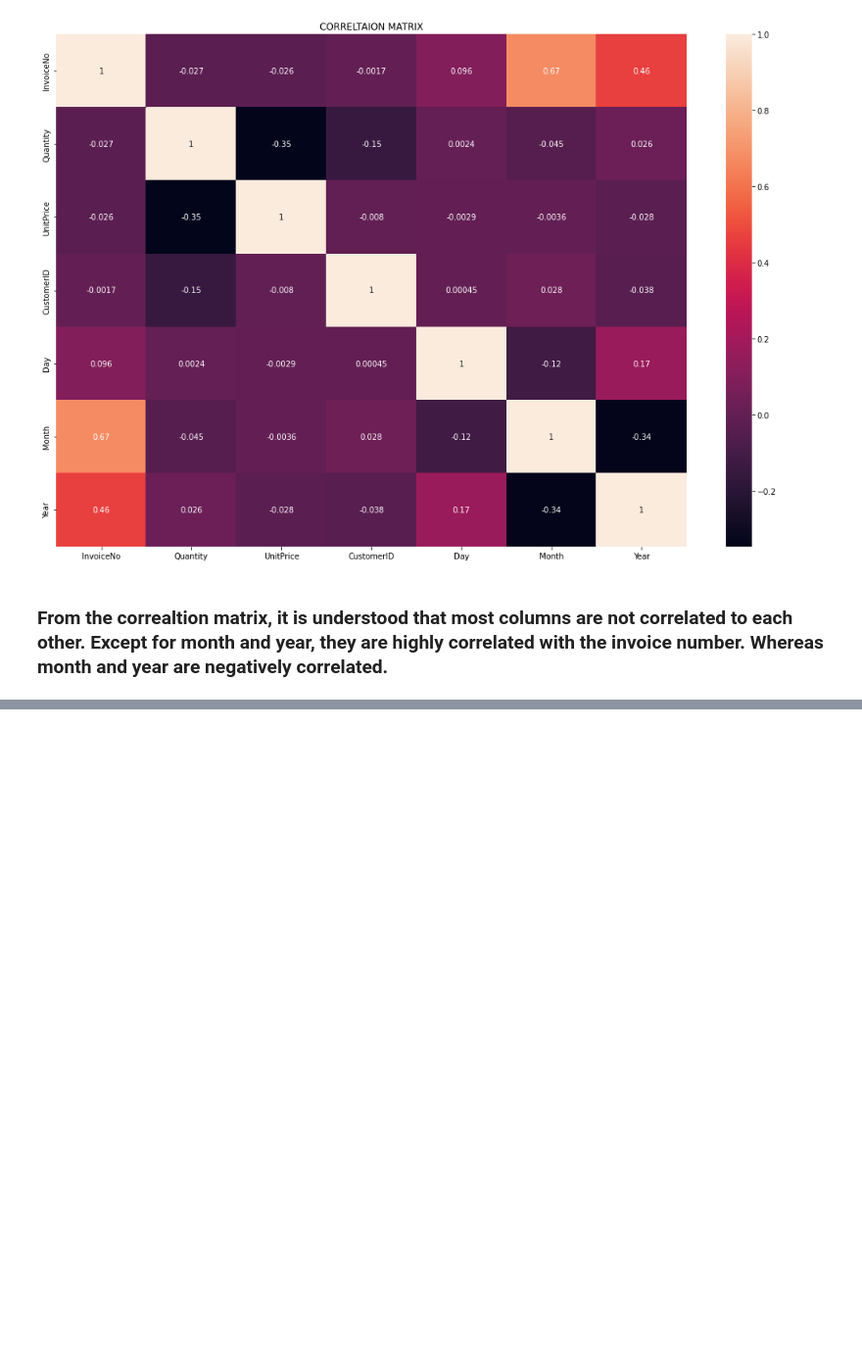
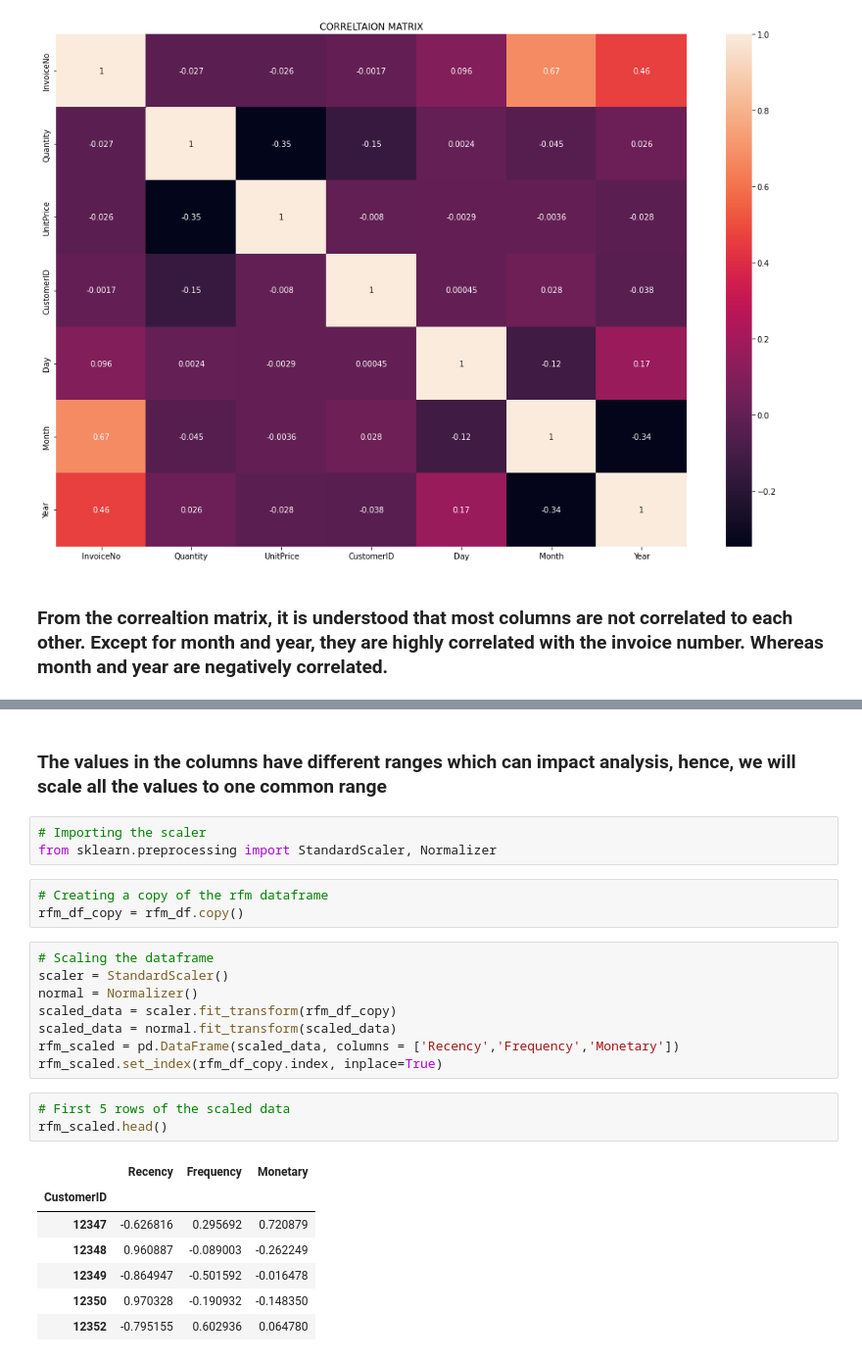
Before and after one commit to amolprabhu/Customer-Segmentation, a Jupyter notebook: Capstone_Project_Customer_Segmentation.ipynb, the cells around one changed output, grey strips where cells are left out. Shown at 98% size. Saved outputs shown, nothing was run; the diff lists cells and outputs as text; blank space fills up the shorter version.

```diff
--- a/Capstone_Project_Customer_Segmentation.ipynb
+++ b/Capstone_Project_Customer_Segmentation.ipynb
@@ -417,0 +539,27 @@ Text(0.5, 1.0, 'CORRELTAION MATRIX')
+# %% [markdown]
+### The values in the columns have different ranges which can impact analysis, hence, we will scale all the values to one common range
+# %%
+# Importing the scaler
+from sklearn.preprocessing import StandardScaler, Normalizer
+# %%
+# Creating a copy of the rfm dataframe
+rfm_df_copy = rfm_df.copy()
+# %%
+# Scaling the dataframe
+scaler = StandardScaler()
+normal = Normalizer()
+scaled_data = scaler.fit_transform(rfm_df_copy)
+scaled_data = normal.fit_transform(scaled_data)
+rfm_scaled = pd.DataFrame(scaled_data, columns = ['Recency','Frequency','Monetary'])
+rfm_scaled.set_index(rfm_df_copy.index, inplace=True)
+# %%
+# First 5 rows of the scaled data
+rfm_scaled.head()
+# %% [output]
+|  | Recency | Frequency | Monetary |
+| CustomerID |  |  |  |
+| 12347 | -0.626816 | 0.295692 | 0.720879 |
+| 12348 | 0.960887 | -0.089003 | -0.262249 |
+| 12349 | -0.864947 | -0.501592 | -0.016478 |
+| 12350 | 0.970328 | -0.190932 | -0.148350 |
+| 12352 | -0.795155 | 0.602936 | 0.064780 |
```
Also changed, not shown: parts of 34 cells of this notebook.
